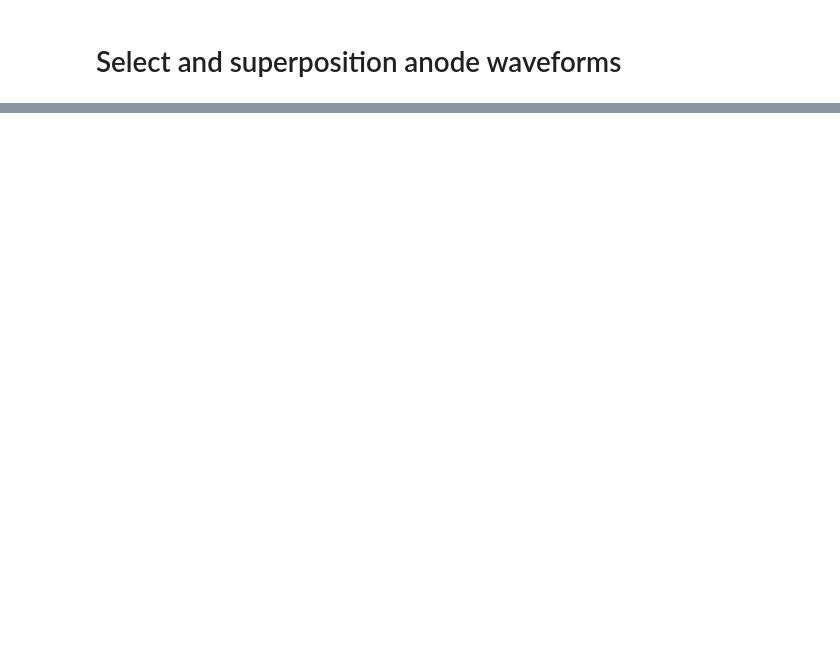
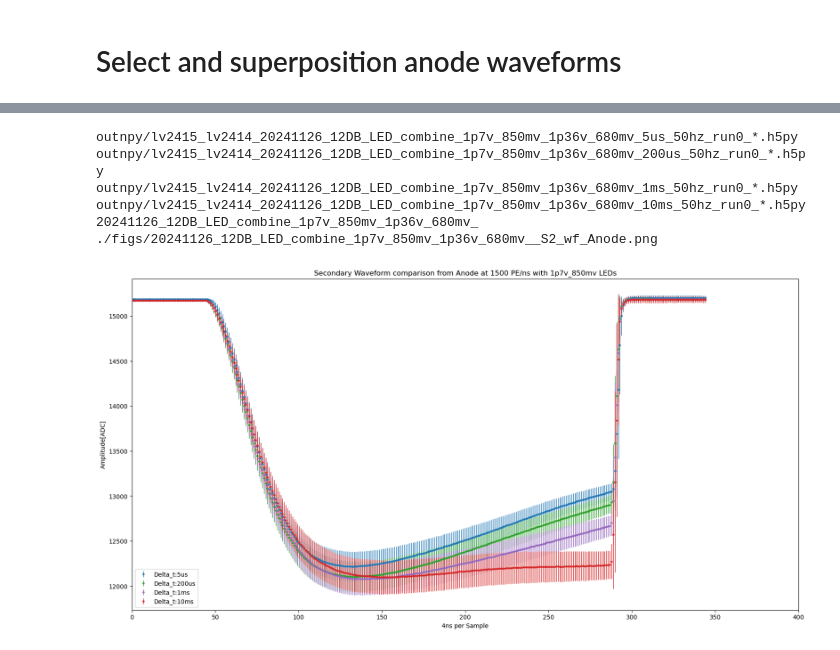
Before and after one commit to Westlake-University-Lsc-lab/ProcessLocalData, a Jupyter notebook: CombineWaveform.ipynb, the cells around one changed output, grey strips where cells are left out. Cells and saved outputs as stored; diff of their text form; code cells hidden in the pictures; blank space fills up the shorter version.

```diff
--- a/CombineWaveform.ipynb
+++ b/CombineWaveform.ipynb
@@ -572,0 +3,27 @@ plt.show()
+# %%
+import analysis_data
+def calculate_wf_data_array(file_list, Channel='Anode'):
+    # time_delay_map = {'5us':5, '200us':200, '1ms':1000, '10ms':10000}  ## time delay unit on 'us'
+    led_config = ''
+    waveform_dictionary={}
+    with open(file_list, 'r') as list:
+        for line in list:
+            file = line.rstrip('\n')
+            time_space=file.split('680mv_')[1].split('_50hz')[0]
+            led_config=file.split('combine_')[0]+'combine_'+file.split('combine_')[1].split('680mv_')[0]+'680mv_'
+            if time_space == '5us':
+                mean_5us, std_5us = analysis_data.calculate_wf_mean_std(file, threshold=100, start_index=1000, Channel=Channel)
+                waveform_dictionary['5us'] = {'mean_wf':mean_5us, 'std_wf':std_5us}
+            elif time_space == '200us' :
+                mean_200us, std_200us = analysis_data.calculate_wf_mean_std(file, threshold=100, start_index=80, Channel=Channel)
+                waveform_dictionary['200us'] = {'mean_wf':mean_200us, 'std_wf':std_200us}
+            elif time_space == '1ms' :
+                mean_1ms, std_1ms = analysis_data.calculate_wf_mean_std(file, threshold=100, start_index=80, Channel=Channel)
+                waveform_dictionary['1ms'] = {'mean_wf':mean_1ms, 'std_wf':std_1ms}
+            elif time_space == '10ms' :
+                mean_10ms, std_10ms = analysis_data.calculate_wf_mean_std(file, threshold=100, start_index=80, Channel=Channel)
+                waveform_dictionary['10ms'] = {'mean_wf':mean_10ms, 'std_wf':std_10ms}
+    led_config = led_config.split('lv2414_')[1]
+    print(led_config)
+
+    return waveform_dictionary, led_config
@@ -572,0 +125,13 @@ plt.show()
+# %%
+file_list = 'runlist/npylist_1p7'
+Channel = 'Anode'
+mea_5us, std_5us, mea_200us, std_200us, mea_1ms, std_1ms, mea_10ms, std_10ms, led_config = calculate_wf_data_array(file_list, Channel=Channel)
+Plot_Waveform(mea_5us, std_5us, mea_200us, std_200us, mea_1ms, std_1ms, mea_10ms, std_10ms, led_config , Channel)
+# %% [output]
+outnpy/lv2415_lv2414_20241126_12DB_LED_combine_1p7v_850mv_1p36v_680mv_5us_50hz_run0_*.h5py
+outnpy/lv2415_lv2414_20241126_12DB_LED_combine_1p7v_850mv_1p36v_680mv_200us_50hz_run0_*.h5py
+outnpy/lv2415_lv2414_20241126_12DB_LED_combine_1p7v_850mv_1p36v_680mv_1ms_50hz_run0_*.h5py
+outnpy/lv2415_lv2414_20241126_12DB_LED_combine_1p7v_850mv_1p36v_680mv_10ms_50hz_run0_*.h5py
+20241126_12DB_LED_combine_1p7v_850mv_1p36v_680mv_
+./figs/20241126_12DB_LED_combine_1p7v_850mv_1p36v_680mv__S2_wf_Anode.png
+[figure, added]
```
Also changed, not shown: parts of 50 cells of this notebook.
